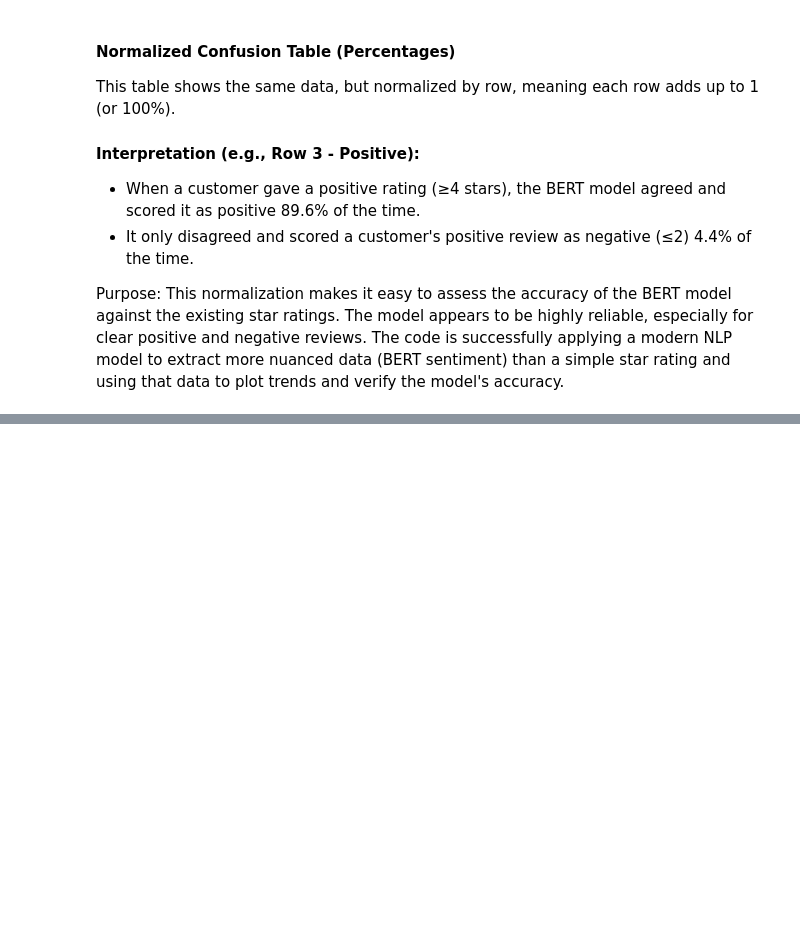
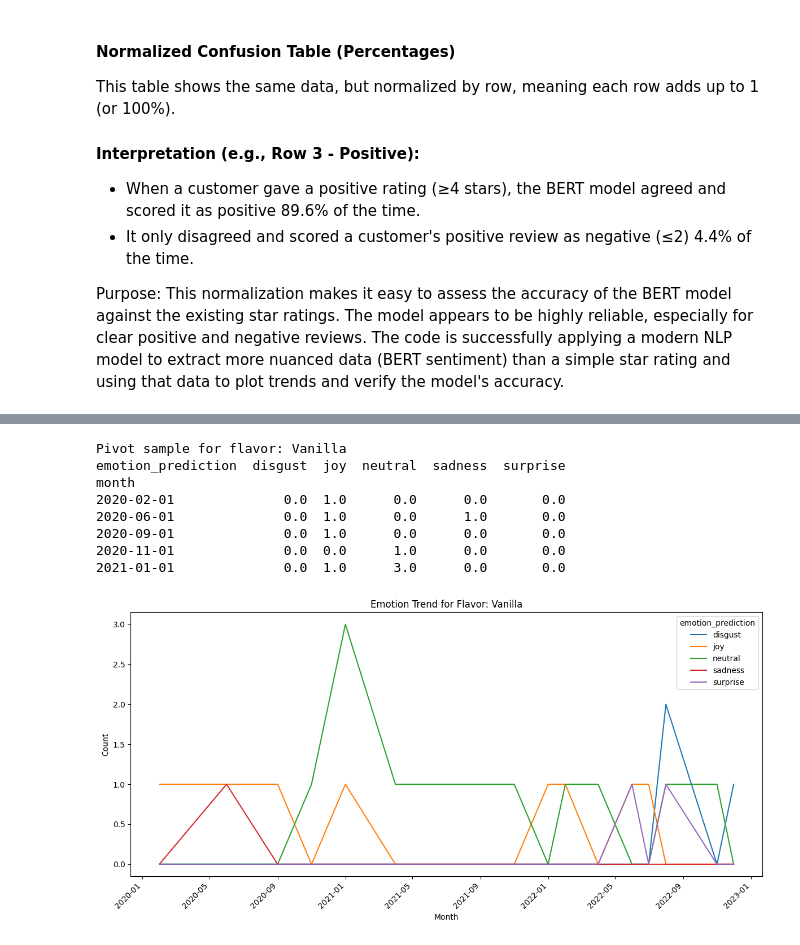
Before and after one commit to EmanArsham/Nestle_1B, a Jupyter notebook: Nestle (2).ipynb, the cells around one changed output, grey strips where cells are left out. Saved outputs shown, nothing was run; the diff lists cells and outputs as text; code cells hidden in the pictures; blank space fills up the shorter version.

```diff
--- a/Nestle (2).ipynb
+++ b/Nestle (2).ipynb
@@ -684,0 +724,55 @@ Purpose: This normalization makes it easy to assess the accuracy of the BERT mod
+# %%
+# Ensure `timestamp` is a datetime and create a monthly period column
+import pandas as pd
+import matplotlib.pyplot as plt
+
+# Ensure timestamp is datetime (handles ms/unix ints or already-datetimes)
+if not pd.api.types.is_datetime64_any_dtype(df_final['timestamp']):
+    try:
+        df_final['timestamp'] = pd.to_datetime(df_final['timestamp'], unit='ms', errors='coerce')
+    except Exception:
+        df_final['timestamp'] = pd.to_datetime(df_final['timestamp'], errors='coerce')
+
+# Create a `month` column as a timestamp representing the period start (useful for plotting)
+df_final['month'] = df_final['timestamp'].dt.to_period('M').dt.to_timestamp()
+
+# Choose flavor dynamically
+flavor = "Vanilla"   # change this dynamically
+
+# Subset and group by month + emotion_prediction
+sub = df_final[df_final['details'] == flavor].copy()
+sub_grouped = (
+    sub
+    .groupby(['month', 'emotion_prediction'])
+    .size()
+    .reset_index(name='count')
+)
+
+# Sort by month so plotting x-axis is in chronological order
+sub_grouped = sub_grouped.sort_values('month')
+
+# Pivot so each emotion is a column
+pivot = sub_grouped.pivot(index='month', columns='emotion_prediction', values='count').fillna(0)
+
+# Show a sample of the pivot to verify grouping
+print(f"Pivot sample for flavor: {flavor}")
+print(pivot.head())
+
+# Plot the time series of emotions for this flavor
+pivot.plot(figsize=(12,6))
+plt.title(f"Emotion Trend for Flavor: {flavor}")
+plt.xlabel('Month')
+plt.ylabel('Count')
+plt.xticks(rotation=45)
+plt.tight_layout()
+plt.show()
+# %% [output]
+Pivot sample for flavor: Vanilla
+emotion_prediction  disgust  joy  neutral  sadness  surprise
+month
+2020-02-01              0.0  1.0      0.0      0.0       0.0
+2020-06-01              0.0  1.0      0.0      1.0       0.0
+2020-09-01              0.0  1.0      0.0      0.0       0.0
+2020-11-01              0.0  0.0      1.0      0.0       0.0
+2021-01-01              0.0  1.0      3.0      0.0       0.0
+[figure, added]
```
Also changed, not shown: parts of 9 cells of this notebook.
